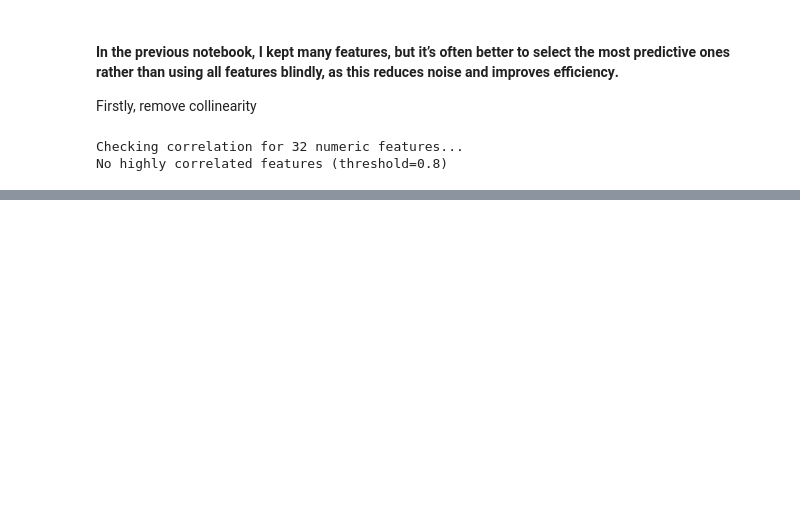
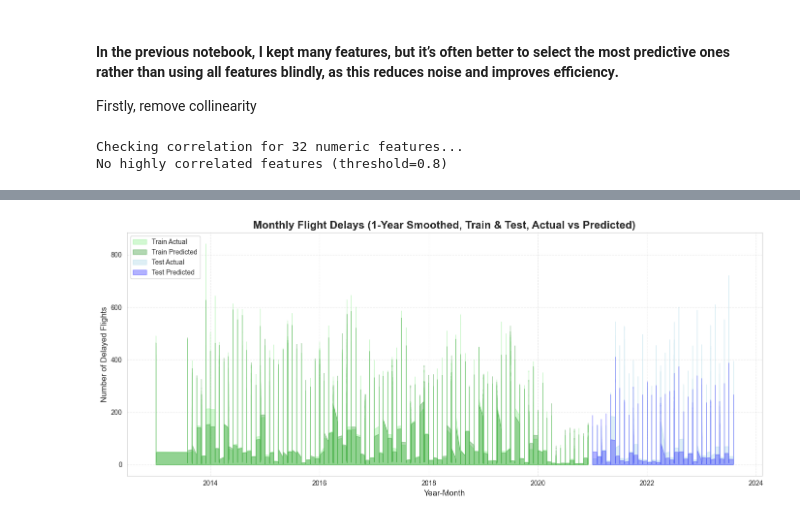
Before and after one commit to AnastasiaRassi/Forecasting-Flight-Delays-Monthly, a Jupyter notebook: notebooks/02_modelling.ipynb, the cells around one changed output, grey strips where cells are left out. Drawn from its saved outputs; the diff is of its cells as text; code cells hidden in the pictures; blank space fills up the shorter version.

Commit message:
results+visualizations done

```diff
--- a/notebooks/02_modelling.ipynb
+++ b/notebooks/02_modelling.ipynb
@@ -268,0 +373,68 @@ Index(['year', 'carrier_name', 'airport_name', 'arr_flights', 'isCovid',
+# %%
+import matplotlib.pyplot as plt
+import pandas as pd
+
+# Reconstruct year-month for train and test
+train_df['year_month'] = pd.to_datetime(
+    train_df['year'].astype(str) + '-' + X_train_non_cat['month'].astype(str).str.zfill(2) + '-01'
+)
+test_df['year_month'] = pd.to_datetime(
+    test_df['year'].astype(str) + '-' + X_test_non_cat['month'].astype(str).str.zfill(2) + '-01'
+)
+
+# Sort by time
+train_df = train_df.sort_values('year_month')
+test_df = test_df.sort_values('year_month')
+
+# Apply 12-month rolling mean for smoothing
+train_df['Delays_smooth'] = train_df['Delays'].rolling(window=12, center=True, min_periods=1).mean()
+train_df['Predicted_smooth'] = train_df['Predicted'].rolling(window=12, center=True, min_periods=1).mean()
+
+test_df['Delays_smooth'] = test_df['Delays'].rolling(window=12, center=True, min_periods=1).mean()
+test_df['Predicted_smooth'] = test_df['Predicted'].rolling(window=12, center=True, min_periods=1).mean()
+
+plt.figure(figsize=(14, 6))
+
+# Train actual area
+plt.fill_between(
+    train_df['year_month'],
+    train_df['Delays_smooth'],
+    color='lightgreen',
+    alpha=0.4,
+    label='Train Actual'
+)
+# Train predicted area
+plt.fill_between(
+    train_df['year_month'],
+    train_df['Predicted_smooth'],
+    color='green',
+    alpha=0.3,
+    label='Train Predicted'
+)
+
+# Test actual area
+plt.fill_between(
+    test_df['year_month'],
+    test_df['Delays_smooth'],
+    color='lightblue',
+    alpha=0.4,
+    label='Test Actual'
+)
+# Test predicted area
+plt.fill_between(
+    test_df['year_month'],
+    test_df['Predicted_smooth'],
+    color='blue',
+    alpha=0.3,
+    label='Test Predicted'
+)
+
+plt.title('Monthly Flight Delays (1-Year Smoothed, Train & Test, Actual vs Predicted)', fontsize=16, fontweight='bold')
+plt.xlabel('Year-Month', fontsize=12)
+plt.ylabel('Number of Delayed Flights', fontsize=12)
+plt.grid(True, linestyle='--', alpha=0.4)
+plt.legend(loc='upper left')
+plt.tight_layout()
+plt.show()
+# %% [output]
+[figure, added]
```
Also changed, not shown: parts of 16 cells of this notebook, 5 other files.
